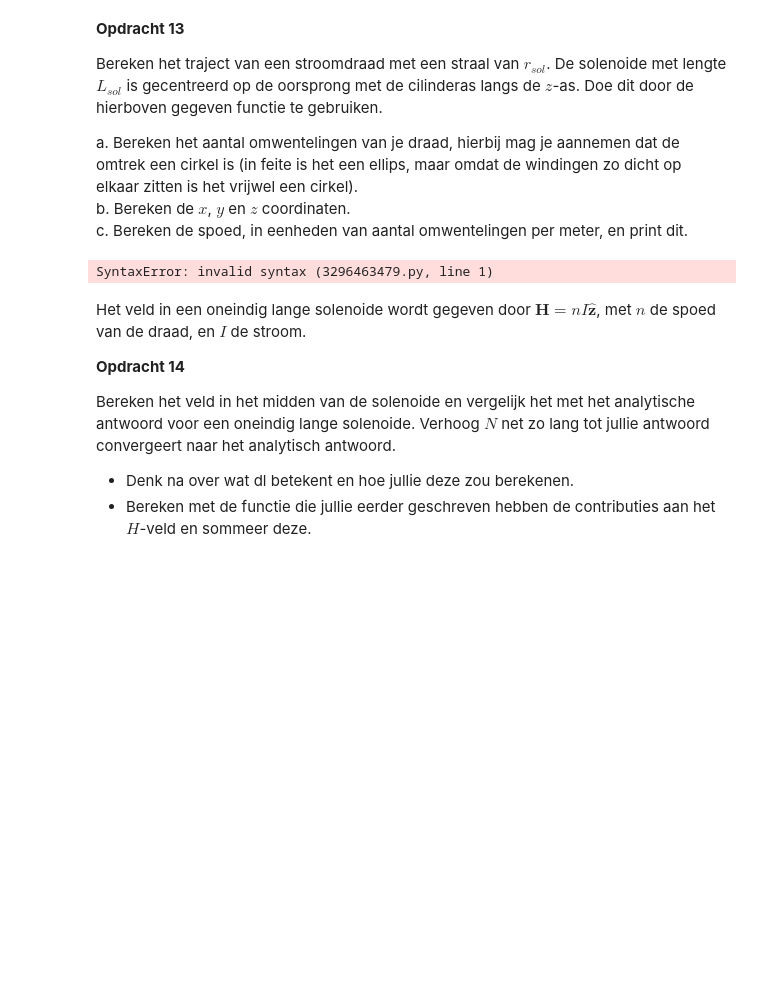
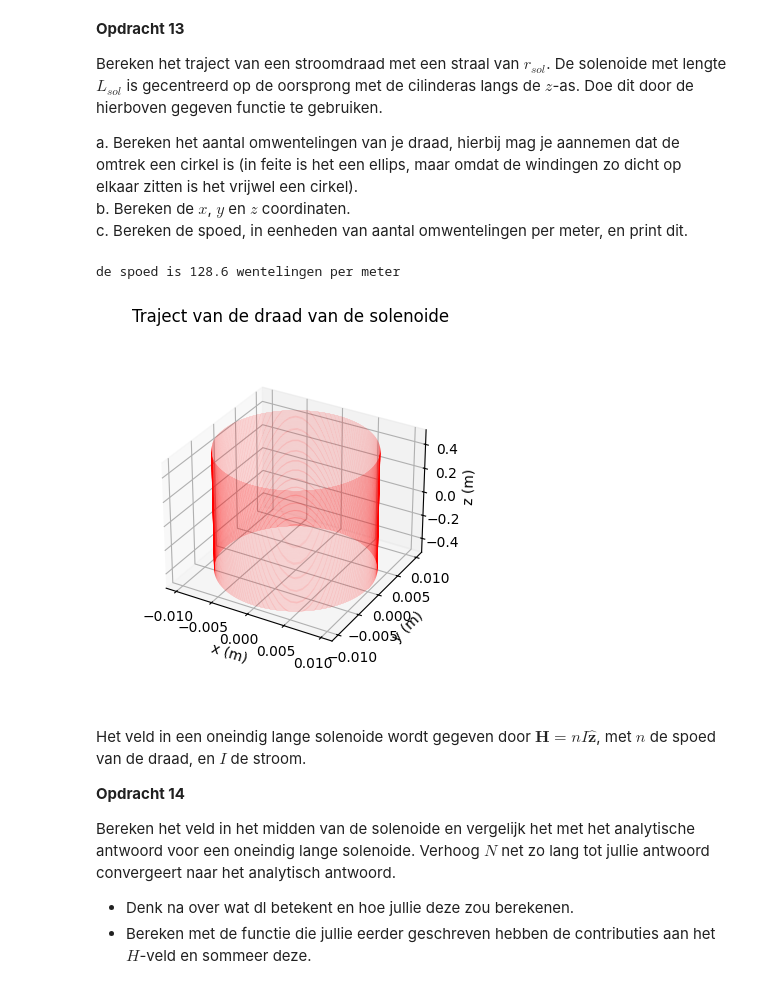
Before and after one commit to cs50202/opdrachten-DEF-D-, a Jupyter notebook: 2KrachtactuatorOpdracht/2KrachtactuatorOpdracht/KrachtactuatorOpdracht.ipynb, the cells around one changed output. Drawn from its saved outputs; the diff is of its cells as text; code cells hidden in the pictures; blank space fills up the shorter version.

```diff
--- a/2KrachtactuatorOpdracht/2KrachtactuatorOpdracht/KrachtactuatorOpdracht.ipynb
+++ b/2KrachtactuatorOpdracht/2KrachtactuatorOpdracht/KrachtactuatorOpdracht.ipynb
@@ -407,30 +407,31 @@ c. Bereken de spoed, in eenheden van aantal omwentelingen per meter, en print di
 # %%
 # Dit zijn voor nu even placeholders, ik weet niet welke waardes ze hier willen, dus ik heb geschat op basis van de gegeven waardes van de deuractuator
 l_draad = 8.078 #m
 r_sol = 0.01
 L_sol = 1 # Lengte solenoide
 
 #aantal omwentelingen op basis van de aanname dat het een cirkel is
 
 N = l_draad / (2*np.pi*r_sol)
 
 #N in de formule is het aantal punten, niet het aantal wentelingen
-aantal_punten = 1000
+aantal_punten = 100000
 
 x, y, z = parametrisatie(aantal_punten, r_sol, N, L_sol)
 
 # Enkele plots
 ax=plt.figure().add_subplot(projection='3d')
 plt.title('Traject van de draad van de solenoide')
 plt.plot(x, y, z, '-r', linewidth=0.1)
 ax.set_box_aspect(aspect=None, zoom=0.8)
 ax.set_xlabel('x (m)'), ax.set_ylabel('y (m)'), ax.set_zlabel('z (m)')
 
 spoed = N/L_sol
 
 print(f"de spoed is {spoed:.4g} wentelingen per meter")
 # %% [output]
-SyntaxError: invalid syntax (3296463479.py, line 1)
+de spoed is 128.6 wentelingen per meter
+[figure, added]
 # %% [markdown]
 Het veld in een oneindig lange solenoide wordt gegeven door $\mathbf{H} = n I \hat{\mathbf{z}}$, met $n$ de spoed van de draad, en $I$ de stroom.
 
```
Also changed, not shown: parts of 3 cells of this notebook.
